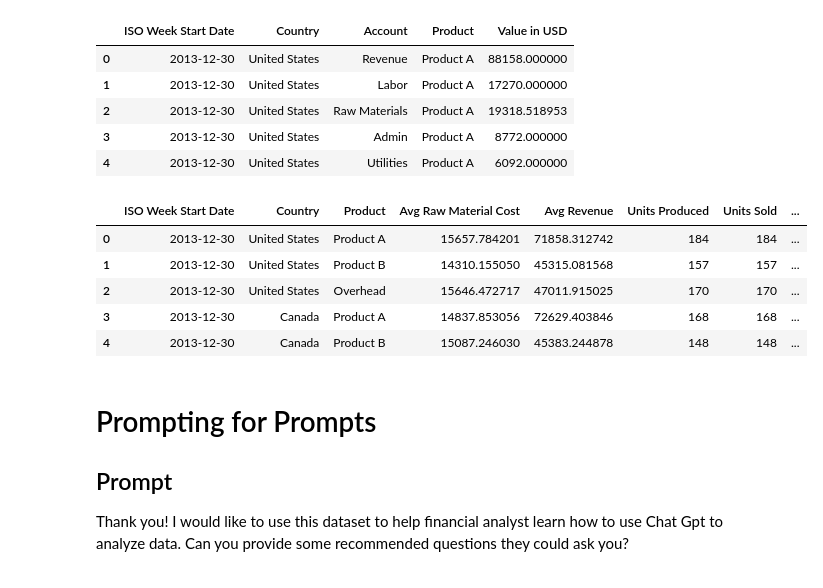
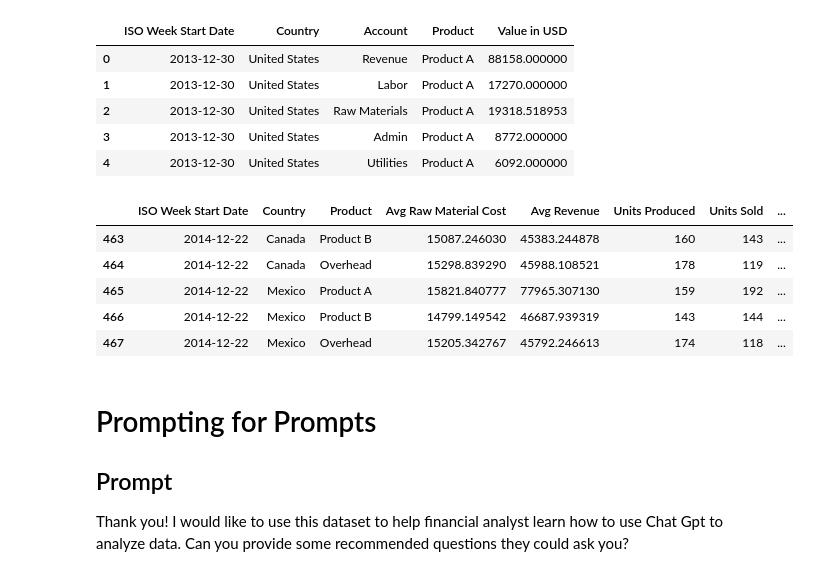
Before and after one commit to thedanindanger/yaads-examples, a Jupyter notebook: GenerativeAI/DummyData.ipynb, the cells around one changed output. Saved outputs shown, nothing was run; the diff lists cells and outputs as text; code cells hidden in the pictures.

Commit message:
dummy v2

```diff
--- a/GenerativeAI/DummyData.ipynb
+++ b/GenerativeAI/DummyData.ipynb
@@ -108,24 +108,25 @@ dummy_data.rename(columns={'Value in USD_x': 'Avg Raw Material Cost', 'Value in
 # Calculate Units Produced and Sold based on stratified averages
 # Adjust the formula as needed for your specific context
 dummy_data['Units Produced'] = np.round((dummy_data['Avg Raw Material Cost'] / 100) * np.random.uniform(0.8, 1.2, size=len(dummy_data)))
-dummy_data['Units Sold'] = np.round((dummy_data['Avg Revenue'] / 150) * np.random.uniform(0.8, 1.2, size=len(dummy_data)))
+dummy_data['Units Sold'] = np.round((dummy_data['Avg Revenue'] / 350) * np.random.uniform(0.8, 1.2, size=len(dummy_data)))
 
 # Ensure Units Sold does not exceed Units Produced by adjusting them to integers
-dummy_data['Units Sold'] = dummy_data.apply(lambda row: min(row['Units Sold'], row['Units Produced']), axis=1).astype(int)
+# dummy_data['Units Sold'] = dummy_data.apply(lambda row: min(row['Units Sold'], row['Units Produced']), axis=1).astype(int)
+dummy_data['Units Sold'] = dummy_data['Units Sold'].astype(int)
 dummy_data['Units Produced'] = dummy_data['Units Produced'].astype(int)
 
 # Calculate costs per unit produced and revenue per unit sold for a more detailed analysis
 dummy_data['Cost per Unit Produced'] = dummy_data['Avg Raw Material Cost'] / dummy_data['Units Produced']
 dummy_data['Revenue per Unit Sold'] = dummy_data['Avg Revenue'] / dummy_data['Units Sold']
 # %%
-dummy_data.head()
+dummy_data.tail()
 # %% [output]
 |  | ISO Week Start Date | Country | Product | Avg Raw Material Cost | Avg Revenue | Units Produced | Units Sold | ... |
-| 0 | 2013-12-30 | United States | Product A | 15657.784201 | 71858.312742 | 184 | 184 | ... |
-| 1 | 2013-12-30 | United States | Product B | 14310.155050 | 45315.081568 | 157 | 157 | ... |
-| 2 | 2013-12-30 | United States | Overhead | 15646.472717 | 47011.915025 | 170 | 170 | ... |
-| 3 | 2013-12-30 | Canada | Product A | 14837.853056 | 72629.403846 | 168 | 168 | ... |
-| 4 | 2013-12-30 | Canada | Product B | 15087.246030 | 45383.244878 | 148 | 148 | ... |
+| 463 | 2014-12-22 | Canada | Product B | 15087.246030 | 45383.244878 | 160 | 143 | ... |
+| 464 | 2014-12-22 | Canada | Overhead | 15298.839290 | 45988.108521 | 178 | 119 | ... |
+| 465 | 2014-12-22 | Mexico | Product A | 15821.840777 | 77965.307130 | 159 | 192 | ... |
+| 466 | 2014-12-22 | Mexico | Product B | 14799.149542 | 46687.939319 | 143 | 144 | ... |
+| 467 | 2014-12-22 | Mexico | Overhead | 15205.342767 | 45792.246613 | 174 | 118 | ... |
 # %%
 dummy_data.to_csv('./data/dummy_data_counts.csv', index=False)
 # %% [markdown]
```
Also changed, not shown: 1 other file.
